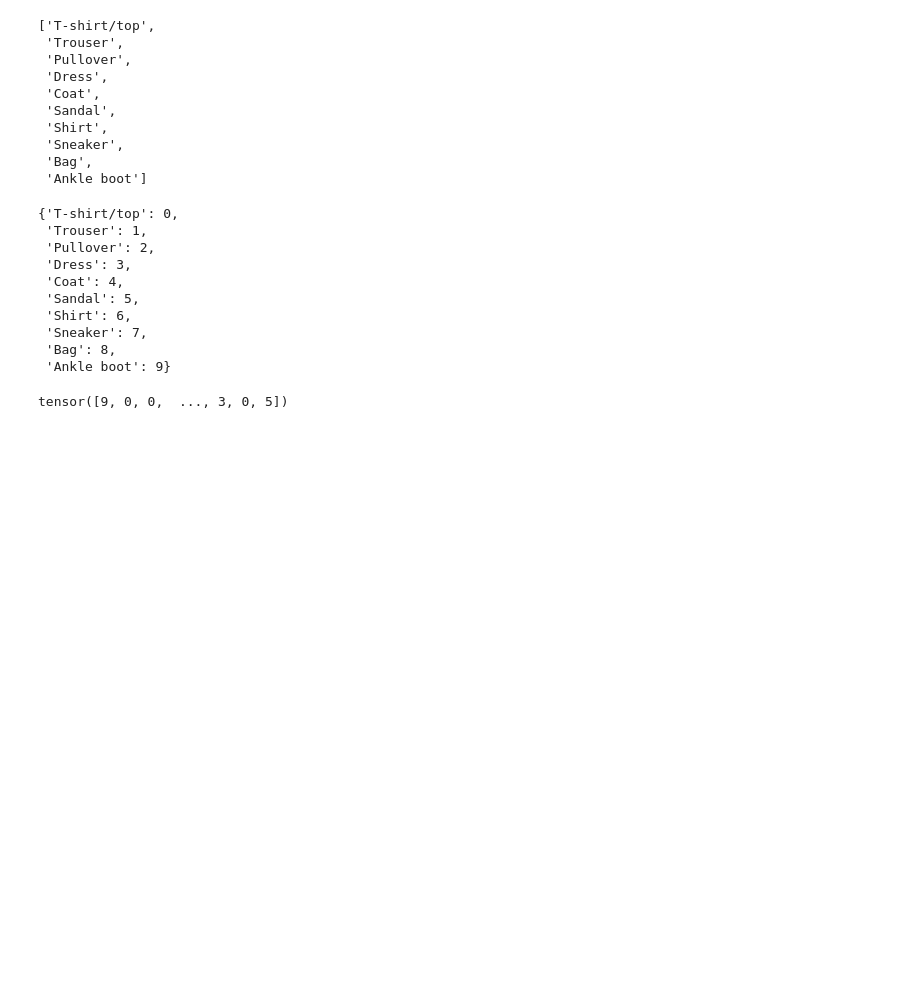
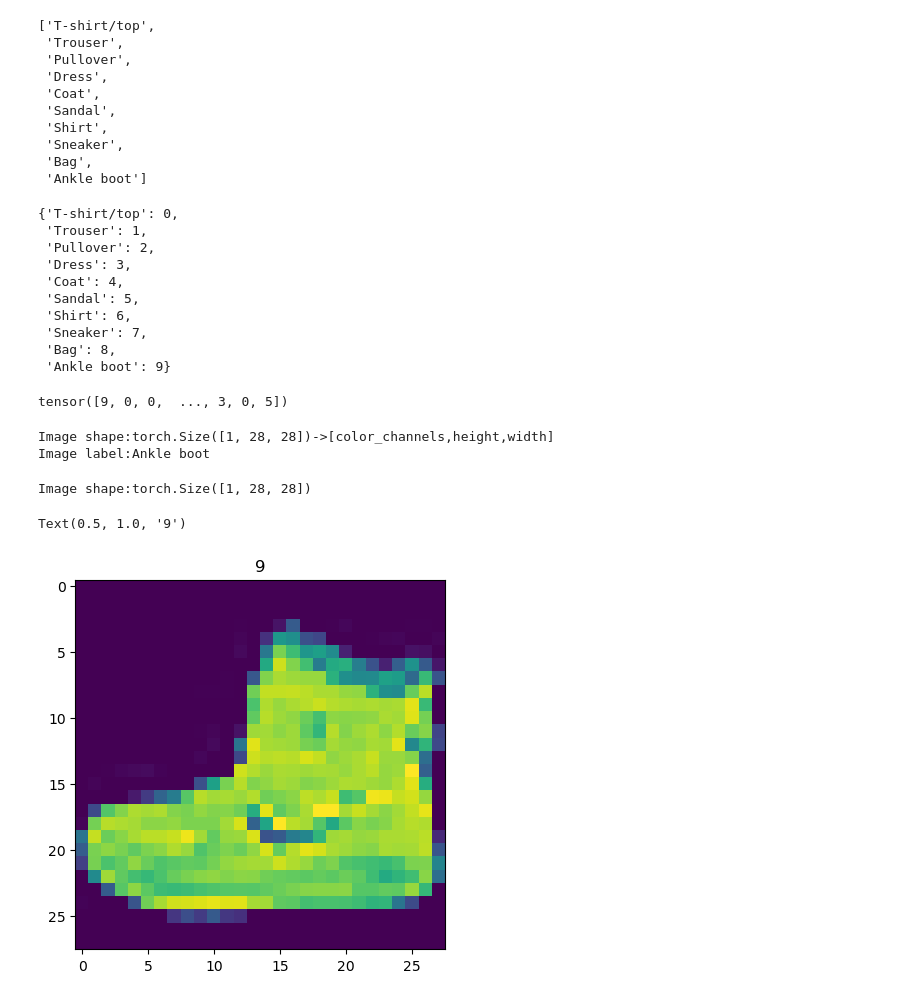
Before and after one commit to seid-yesuf/CV, a Jupyter notebook: CV Tut.ipynb, the cells around one changed output. Cells and saved outputs as stored; diff of their text form; code cells hidden in the pictures; blank space fills up the shorter version.

```diff
--- a/CV Tut.ipynb
+++ b/CV Tut.ipynb
@@ -102,5 +102,21 @@ train_data.targets
 # %% [output]
 tensor([9, 0, 0,  ..., 3, 0, 5])
 # %%
-#Check the shape of our image
-Print(f"Ima
+#Check the shape of theimage
+print(f"Image shape:{image.shape}->[color_channels,height,width]")
+print(f"Image label:{class_names[label]}")
+# %% [output]
+Image shape:torch.Size([1, 28, 28])->[color_channels,height,width]
+Image label:Ankle boot
+# %%
+# visulize the data
+import matplotlib.pyplot as plt
+image,label=train_data[0]
+print(f"Image shape:{image.shape}")
+plt.imshow(image.squeeze())
+plt.title(label)
+#image
+# %% [output]
+Image shape:torch.Size([1, 28, 28])
+Text(0.5, 1.0, '9')
+[figure, added]
```
Also changed, not shown: parts of 15 cells of this notebook.
